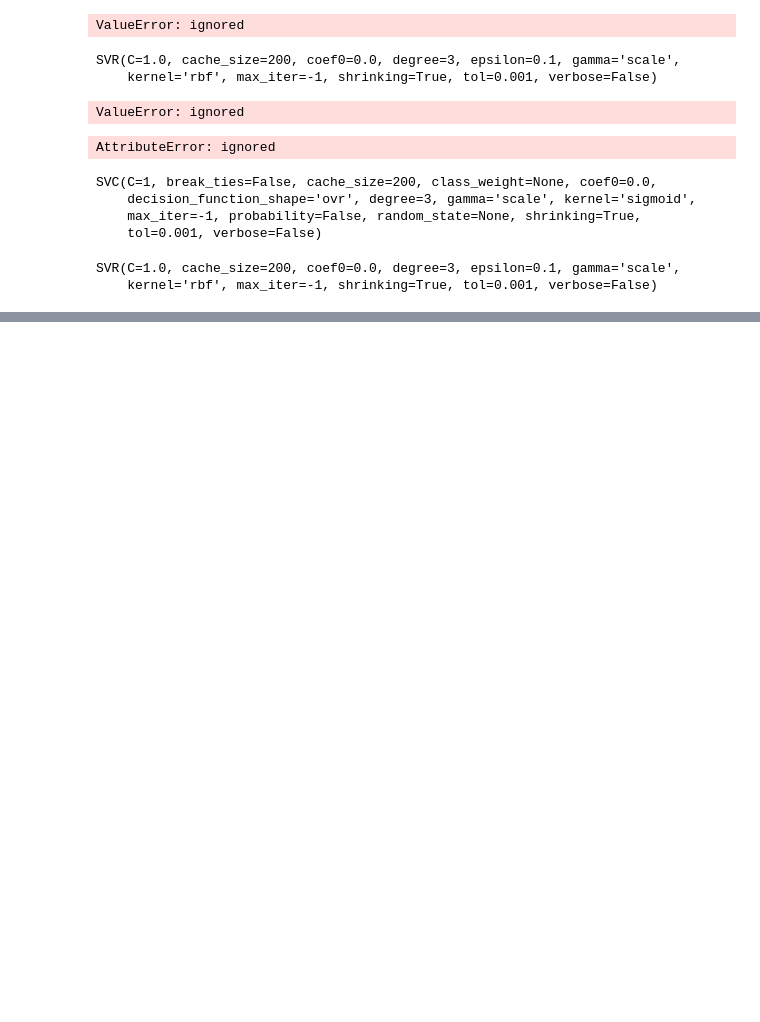
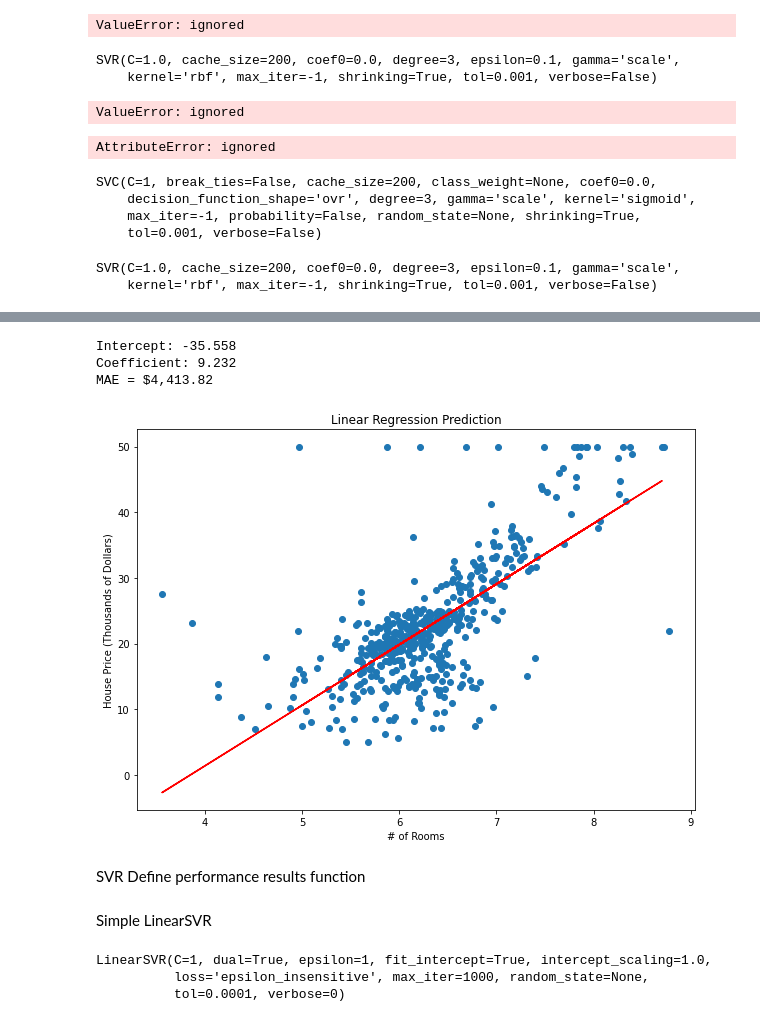
Before and after one commit to chandra-sekar-1983/MyProjects_1, a Jupyter notebook: Support_Vector_Machines.ipynb, the cells around one changed output, grey strips where cells are left out. Cells and saved outputs as stored; diff of their text form; code cells hidden in the pictures; blank space fills up the shorter version.

```diff
--- a/Support_Vector_Machines.ipynb
+++ b/Support_Vector_Machines.ipynb
@@ -222,0 +297,9 @@ plt.show()
+# %%
+
+X = np.array(df['rooms']).reshape(-1,1)
+y = np.array(df['cmedv']).reshape(-1,1)
+# %%
+X_train, X_test, y_train, y_test = train_test_split(X, y, test_size=0.2, random_state=12)
+
+y_train = y_train.reshape(len(y_train),)
+y_test = y_test.reshape(len(y_test),)
@@ -222,0 +308,2 @@ plt.show()
+# %%
+lm = LinearRegression()
@@ -222,0 +314,26 @@ plt.show()
+# %%
+from sklearn.metrics import mean_absolute_error
+
+print("Intercept: {:,.3f}".format(lm.intercept_))
+print("Coefficient: {:,.3f}".format(lm.coef_[0]))
+
+mae = mean_absolute_error(y_test, lm.predict(X_test))
+print("MAE = ${:,.2f}".format(1000*mae))
+
+# Plot outputs
+plt.figure(figsize=(10,7))
+plt.scatter(x=df['rooms'], y=df['cmedv'])
+plt.plot(X_test, lm.predict(X_test), color='red')
+plt.xlabel('# of Rooms')
+plt.ylabel('House Price (Thousands of Dollars)')
+plt.title('Linear Regression Prediction')
+plt.show()
+# %% [output]
+Intercept: -35.558
+Coefficient: 9.232
+MAE = $4,413.82
+[figure, added]
+# %% [markdown]
+
+SVR
+Define performance results function
@@ -222,0 +365,3 @@ plt.show()
+# %% [markdown]
+
+Simple LinearSVR
@@ -222,0 +373,6 @@ plt.show()
+# %%
+svr.fit(X_train, y_train)
+# %% [output]
+LinearSVR(C=1, dual=True, epsilon=1, fit_intercept=True, intercept_scaling=1.0,
+          loss='epsilon_insensitive', max_iter=1000, random_state=None,
+          tol=0.0001, verbose=0)
```
Also changed, not shown: parts of 44 cells of this notebook.
